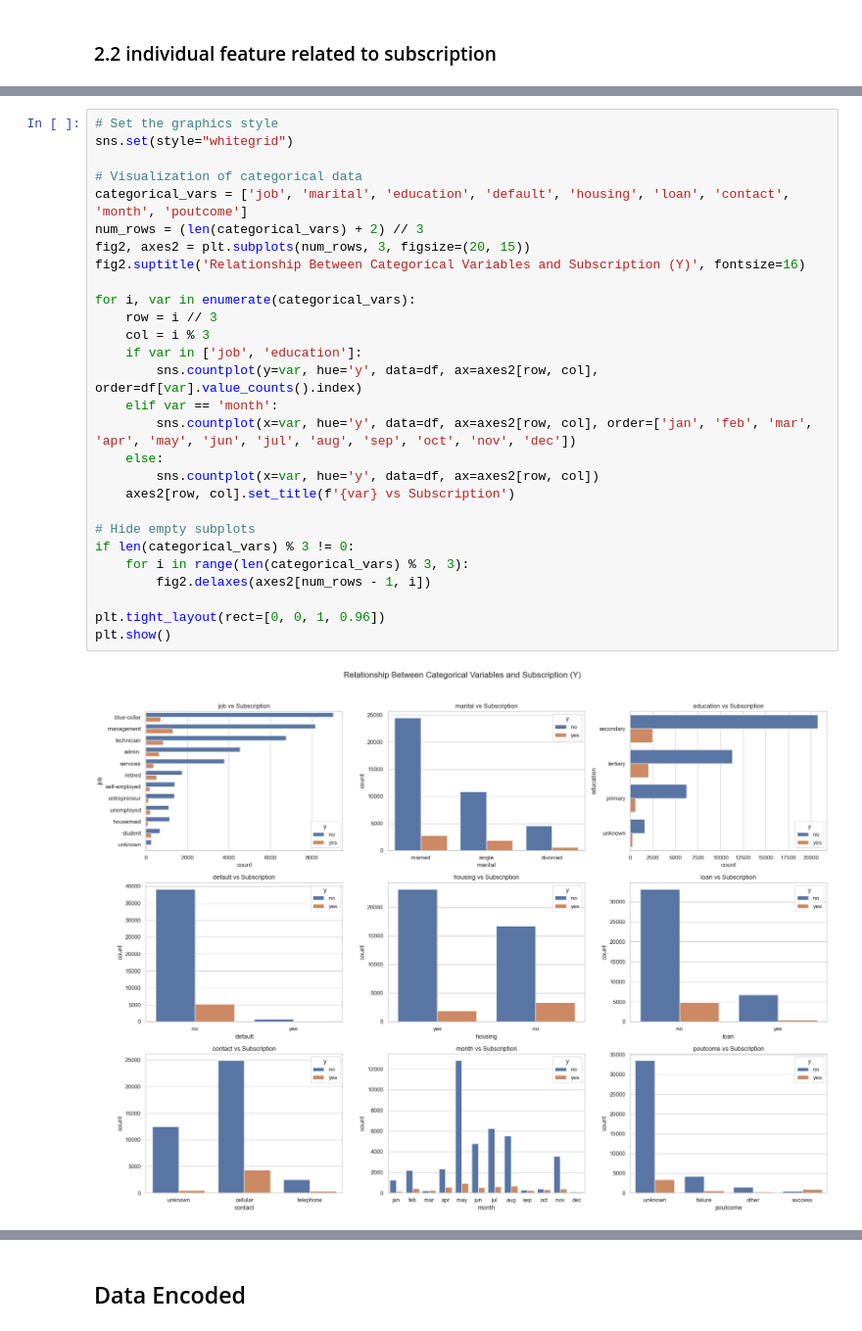
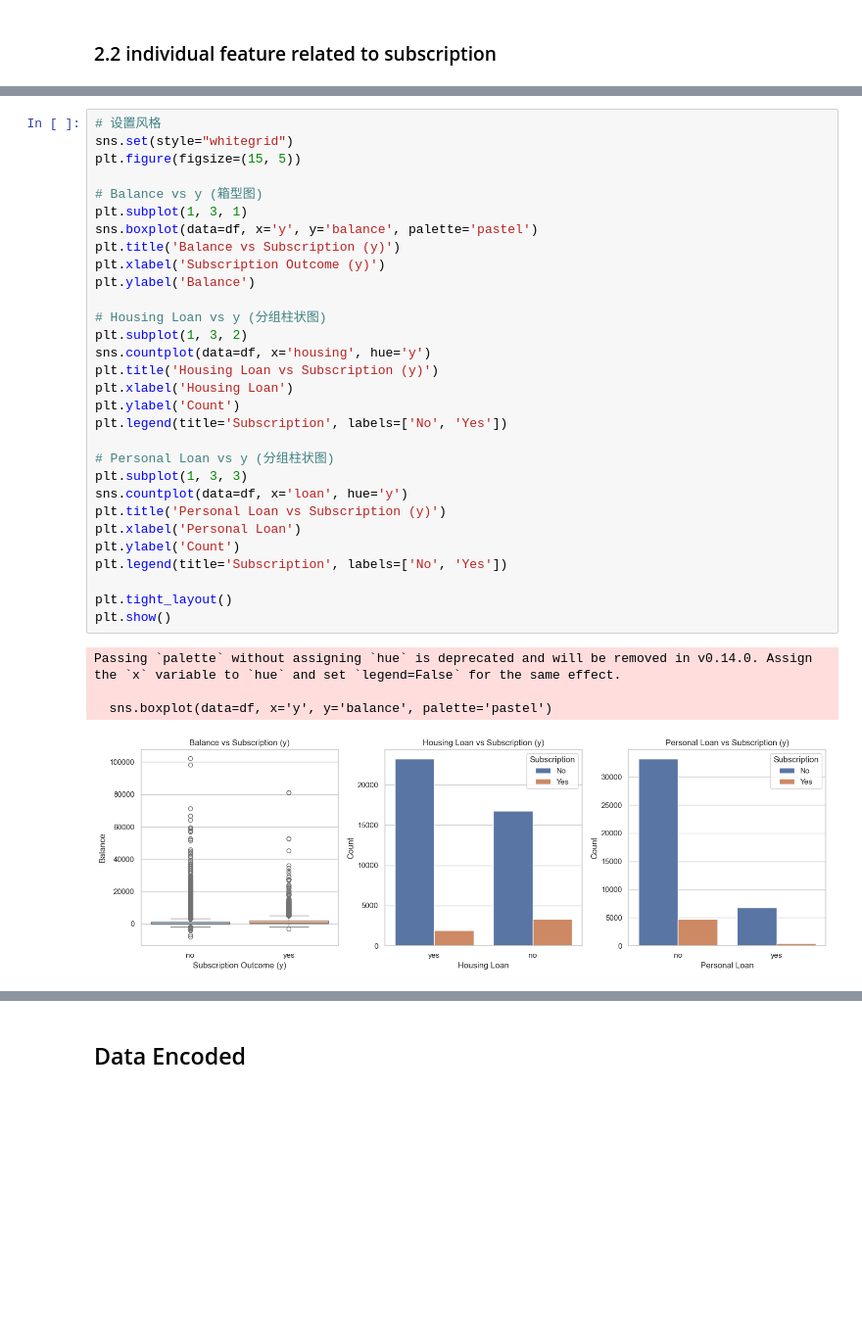
Before and after one commit to abhiramp1998/bias-mitigation-bank-marketing-ML, a Jupyter notebook: notebooks/BankEDA.ipynb, the cells around one changed output, grey strips where cells are left out. Shown at 98% size. Cells and saved outputs as stored; diff of their text form; blank space fills up the shorter version.

```diff
--- a/notebooks/BankEDA.ipynb
+++ b/notebooks/BankEDA.ipynb
@@ -207,31 +122,36 @@ plt.show()
-# %%
-# Set the graphics style
-sns.set(style="whitegrid")
-
-# Visualization of categorical data
-categorical_vars = ['job', 'marital', 'education', 'default', 'housing', 'loan', 'contact', 'month', 'poutcome']
-num_rows = (len(categorical_vars) + 2) // 3
-fig2, axes2 = plt.subplots(num_rows, 3, figsize=(20, 15))
-fig2.suptitle('Relationship Between Categorical Variables and Subscription (Y)', fontsize=16)
-
-for i, var in enumerate(categorical_vars):
-    row = i // 3
-    col = i % 3
-    if var in ['job', 'education']:
-        sns.countplot(y=var, hue='y', data=df, ax=axes2[row, col], order=df[var].value_counts().index)
-    elif var == 'month':
-        sns.countplot(x=var, hue='y', data=df, ax=axes2[row, col], order=['jan', 'feb', 'mar', 'apr', 'may', 'jun', 'jul', 'aug', 'sep', 'oct', 'nov', 'dec'])
-    else:
-        sns.countplot(x=var, hue='y', data=df, ax=axes2[row, col])
-    axes2[row, col].set_title(f'{var} vs Subscription')
-
-# Hide empty subplots
-if len(categorical_vars) % 3 != 0:
-    for i in range(len(categorical_vars) % 3, 3):
-        fig2.delaxes(axes2[num_rows - 1, i])
-
-plt.tight_layout(rect=[0, 0, 1, 0.96])
-plt.show()
-# %% [output]
-[figure, removed]
+# %%
+# 设置风格
+sns.set(style="whitegrid")
+plt.figure(figsize=(15, 5))
+
+# Balance vs y (箱型图)
+plt.subplot(1, 3, 1)
+sns.boxplot(data=df, x='y', y='balance', palette='pastel')
+plt.title('Balance vs Subscription (y)')
+plt.xlabel('Subscription Outcome (y)')
+plt.ylabel('Balance')
+
+# Housing Loan vs y (分组柱状图)
+plt.subplot(1, 3, 2)
+sns.countplot(data=df, x='housing', hue='y')
+plt.title('Housing Loan vs Subscription (y)')
+plt.xlabel('Housing Loan')
+plt.ylabel('Count')
+plt.legend(title='Subscription', labels=['No', 'Yes'])
+
+# Personal Loan vs y (分组柱状图)
+plt.subplot(1, 3, 3)
+sns.countplot(data=df, x='loan', hue='y')
+plt.title('Personal Loan vs Subscription (y)')
+plt.xlabel('Personal Loan')
+plt.ylabel('Count')
+plt.legend(title='Subscription', labels=['No', 'Yes'])
+
+plt.tight_layout()
+plt.show()
+# %% [output]
+Passing `palette` without assigning `hue` is deprecated and will be removed in v0.14.0. Assign the `x` variable to `hue` and set `legend=False` for the same effect.
+
+  sns.boxplot(data=df, x='y', y='balance', palette='pastel')
+[figure, added]
 # %% [markdown]
```
Also changed, not shown: parts of 28 cells of this notebook.
